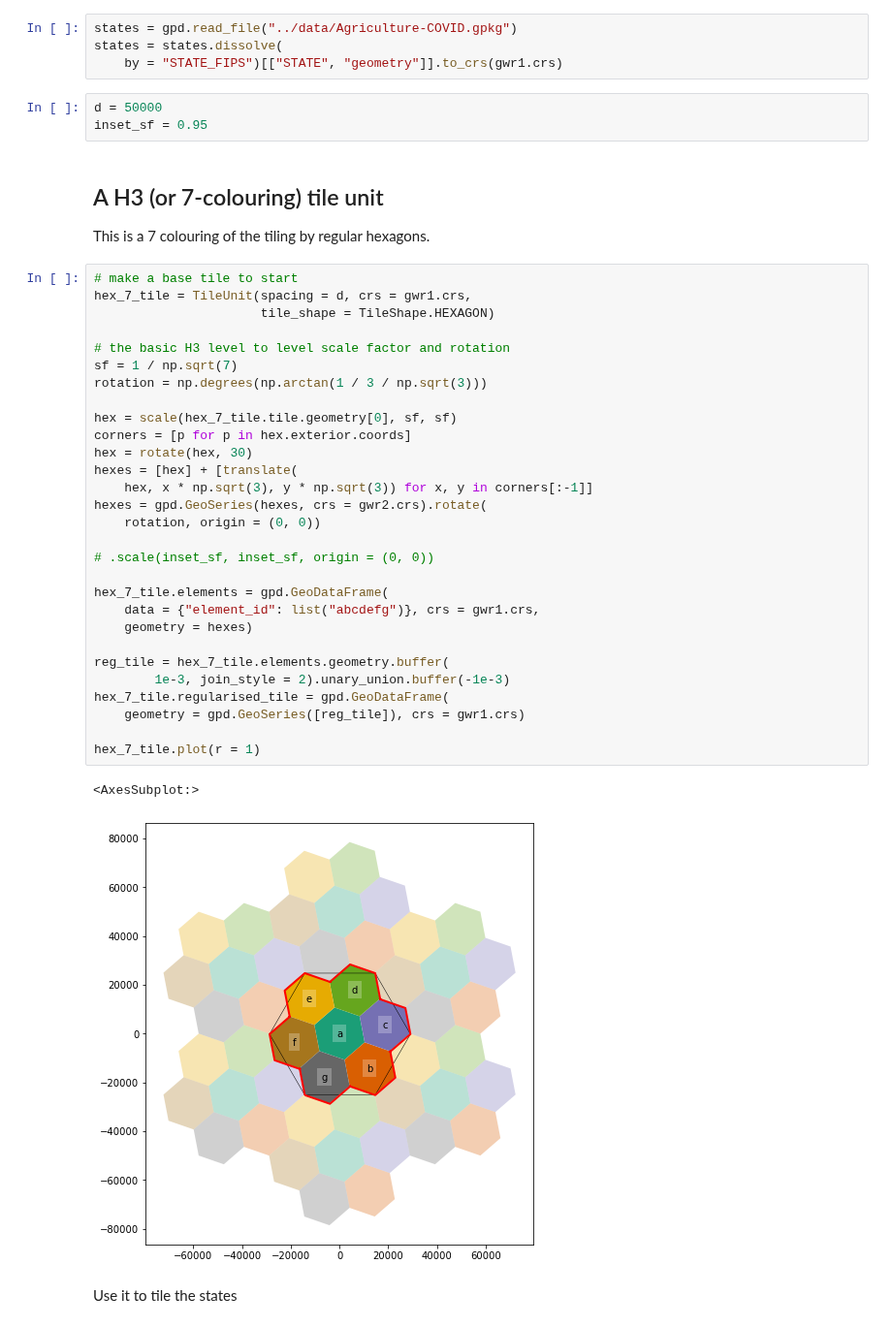
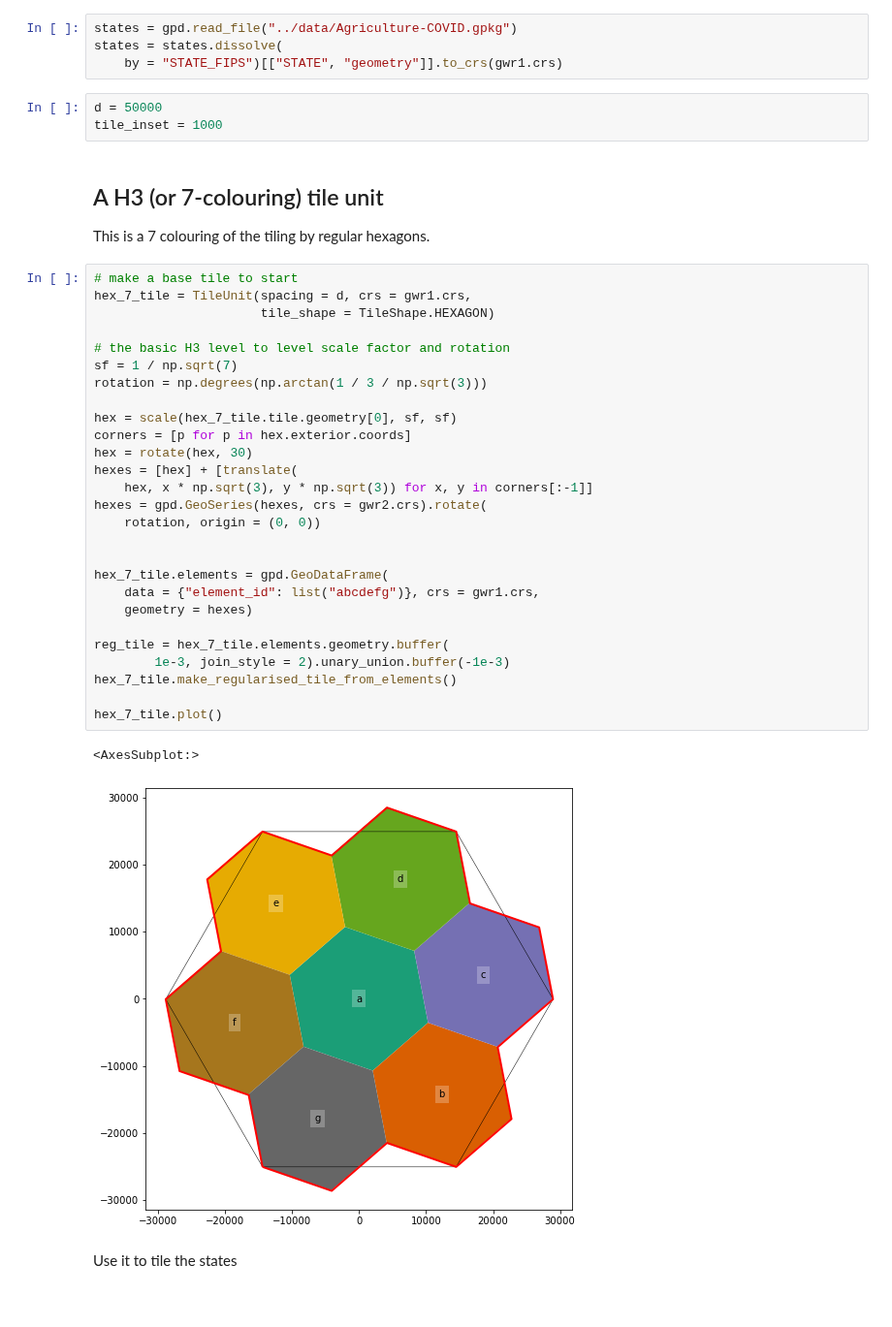
Before and after one commit to DOSull/weaving-space, a Jupyter notebook: weavingspace/GWR-example-h3.ipynb, the cells around one changed output. Shown at 97% size. Saved outputs shown, nothing was run; the diff lists cells and outputs as text.

Commit message:
cleaned up things to allow centred 'gutters' between tiles

```diff
--- a/weavingspace/GWR-example-h3.ipynb
+++ b/weavingspace/GWR-example-h3.ipynb
@@ -35,44 +37,42 @@ gwr2["ID"] = list(range(gwr2.shape[0]))
 states = gpd.read_file("../data/Agriculture-COVID.gpkg")
 states = states.dissolve(
     by = "STATE_FIPS")[["STATE", "geometry"]].to_crs(gwr1.crs)
-# %%
-d = 50000
-inset_sf = 0.95
+# %%
+d = 50000
+tile_inset = 1000
 # %% [markdown]
 ## A H3 (or 7-colouring) tile unit
 This is a 7 colouring of the tiling by regular hexagons.
 # %%
 # make a base tile to start
 hex_7_tile = TileUnit(spacing = d, crs = gwr1.crs,
                       tile_shape = TileShape.HEXAGON)
 
 # the basic H3 level to level scale factor and rotation
 sf = 1 / np.sqrt(7)
 rotation = np.degrees(np.arctan(1 / 3 / np.sqrt(3)))
 
 hex = scale(hex_7_tile.tile.geometry[0], sf, sf)
 corners = [p for p in hex.exterior.coords]
 hex = rotate(hex, 30)
 hexes = [hex] + [translate(
     hex, x * np.sqrt(3), y * np.sqrt(3)) for x, y in corners[:-1]]
 hexes = gpd.GeoSeries(hexes, crs = gwr2.crs).rotate(
     rotation, origin = (0, 0))
 
-# .scale(inset_sf, inset_sf, origin = (0, 0))
 
 hex_7_tile.elements = gpd.GeoDataFrame(
     data = {"element_id": list("abcdefg")}, crs = gwr1.crs,
     geometry = hexes)
 
 reg_tile = hex_7_tile.elements.geometry.buffer(
         1e-3, join_style = 2).unary_union.buffer(-1e-3)
-hex_7_tile.regularised_tile = gpd.GeoDataFrame(
-    geometry = gpd.GeoSeries([reg_tile]), crs = gwr1.crs)
+hex_7_tile.make_regularised_tile_from_elements()
 
-hex_7_tile.plot(r = 1)
+hex_7_tile.plot()
 # %% [output]
 <AxesSubplot:>
-[figure, old version]
+[figure, new version]
 # %% [markdown]
 Use it to tile the states
 # %%
```
Also changed, not shown: parts of 7 cells of this notebook, 10 other files.
